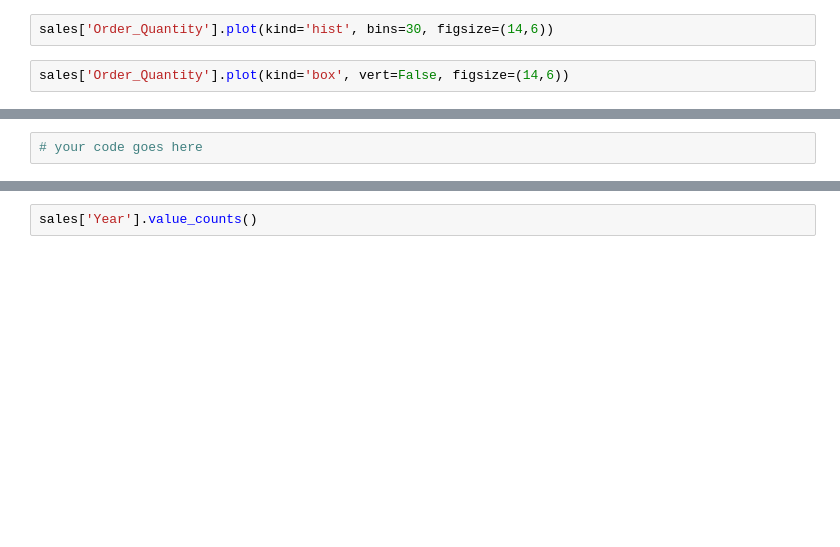
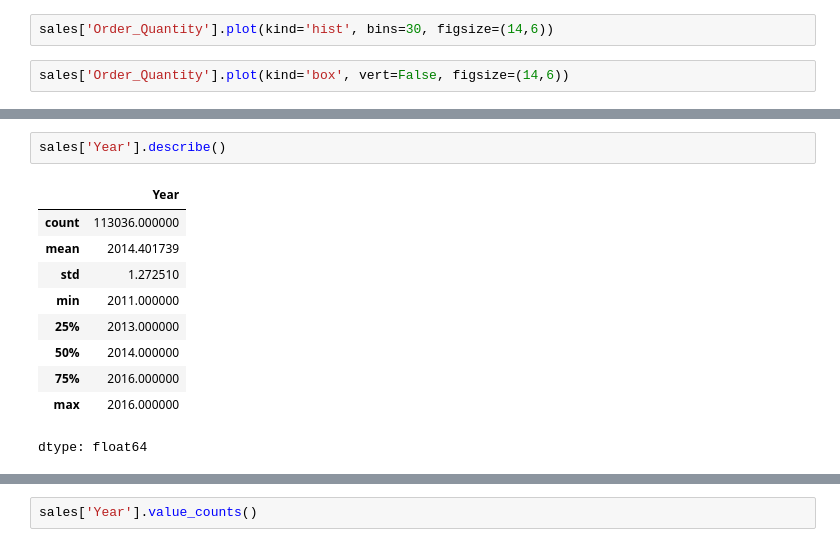
Before and after one commit to Hari6782/Learning_DS, a Jupyter notebook: Exercises_1.ipynb, the cells around one changed output, grey strips where cells are left out. Cells and saved outputs as stored; diff of their text form; blank space fills up the shorter version.

```diff
--- a/Exercises_1.ipynb
+++ b/Exercises_1.ipynb
@@ -88,5 +96,16 @@ sales['Order_Quantity'].plot(kind='box', vert=False, figsize=(14,6))
 ![green-divider](https://user-images.githubusercontent.com/7065401/52071924-c003ad80-2562-11e9-8297-1c6595f8a7ff.png)
 
 ### How many sales per year do we have?
-# %%
-# your code goes here
+# %%
+sales['Year'].describe()
+# %% [output]
+|  | Year |
+| count | 113036.000000 |
+| mean | 2014.401739 |
+| std | 1.272510 |
+| min | 2011.000000 |
+| 25% | 2013.000000 |
+| 50% | 2014.000000 |
+| 75% | 2016.000000 |
+| max | 2016.000000 |
+dtype: float64
```
Also changed, not shown: parts of 6 cells of this notebook.
